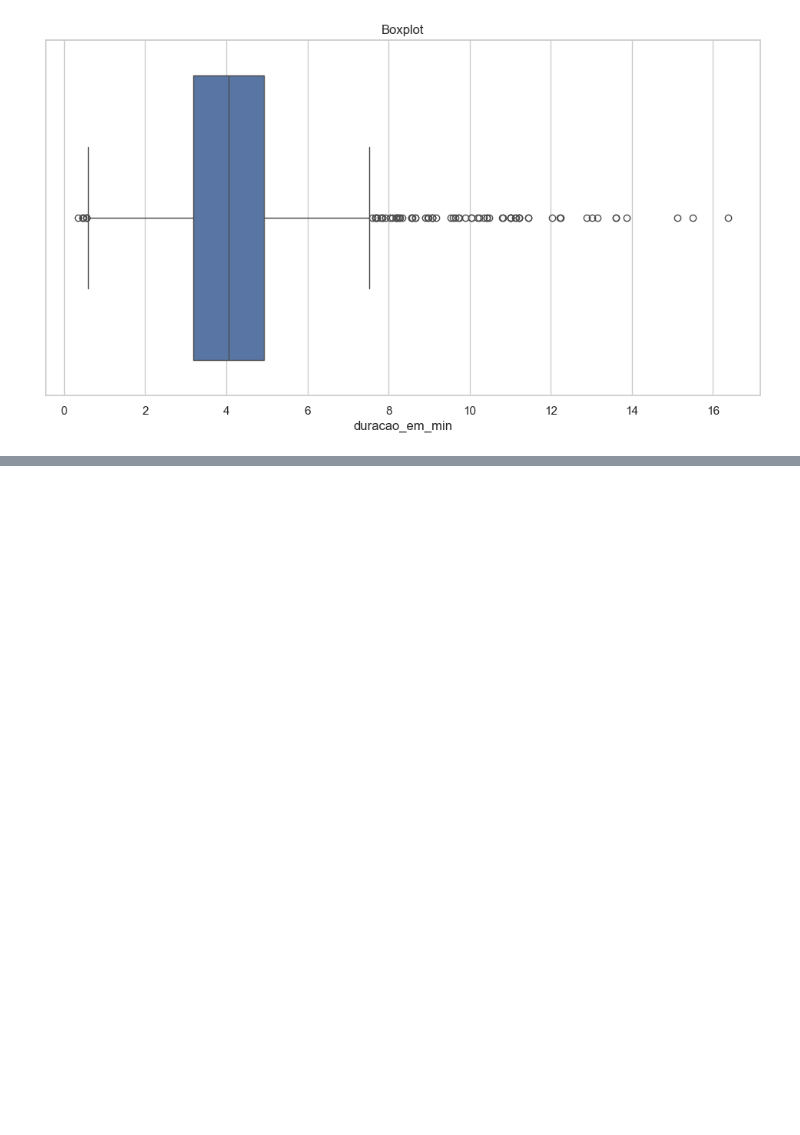
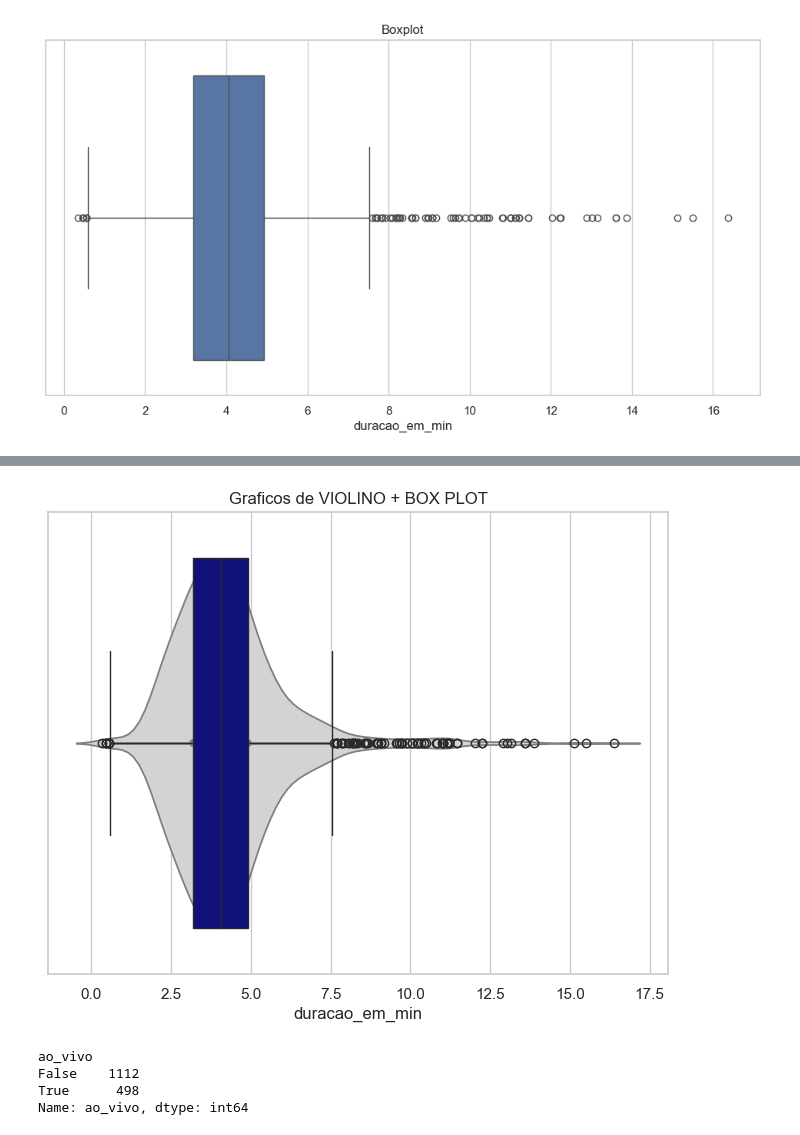
Before and after one commit to joaopereira1/pos-tech-fiap, a Jupyter notebook: fase-2/eda_musicas.ipynb, the cells around one changed output, grey strips where cells are left out. Cells and saved outputs as stored; diff of their text form; code cells hidden in the pictures; blank space fills up the shorter version.

```diff
--- a/fase-2/eda_musicas.ipynb
+++ b/fase-2/eda_musicas.ipynb
@@ -170,0 +176,8 @@ fig, axes = plt.subplots()
+# %%
+fig, ax = plt.subplots(figsize=(8,6))
+sns.violinplot(x='duracao_em_min', ax=ax, data=df, color='lightgray')
+sns.boxplot(x='duracao_em_min', ax=ax, data=df, whis=1.5,color='darkblue')
+plt.title('Graficos de VIOLINO + BOX PLOT')
+plt.show()
+# %% [output]
+[figure, added]
@@ -170,0 +192,7 @@ fig, axes = plt.subplots()
+# %%
+df.groupby('ao_vivo')['ao_vivo'].count()
+# %% [output]
+ao_vivo
+False    1112
+True      498
+Name: ao_vivo, dtype: int64
```
Also changed, not shown: parts of 22 cells of this notebook.
